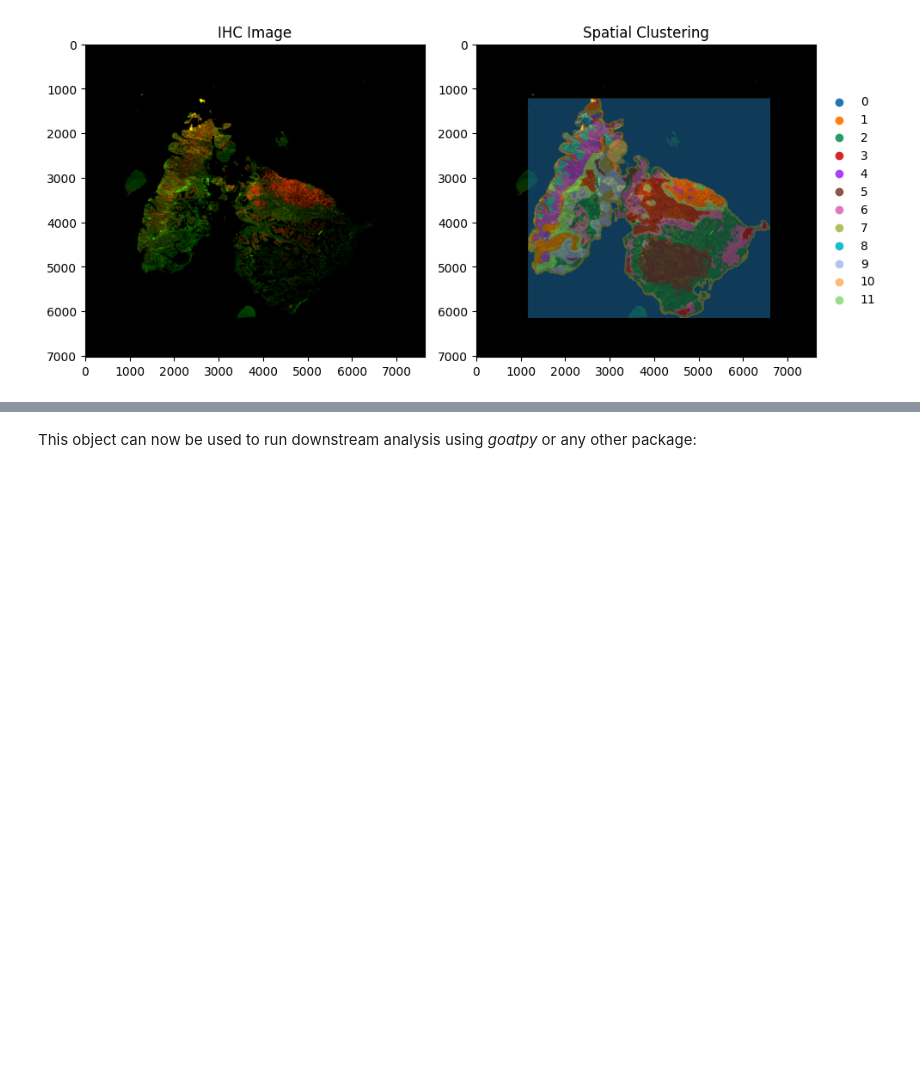
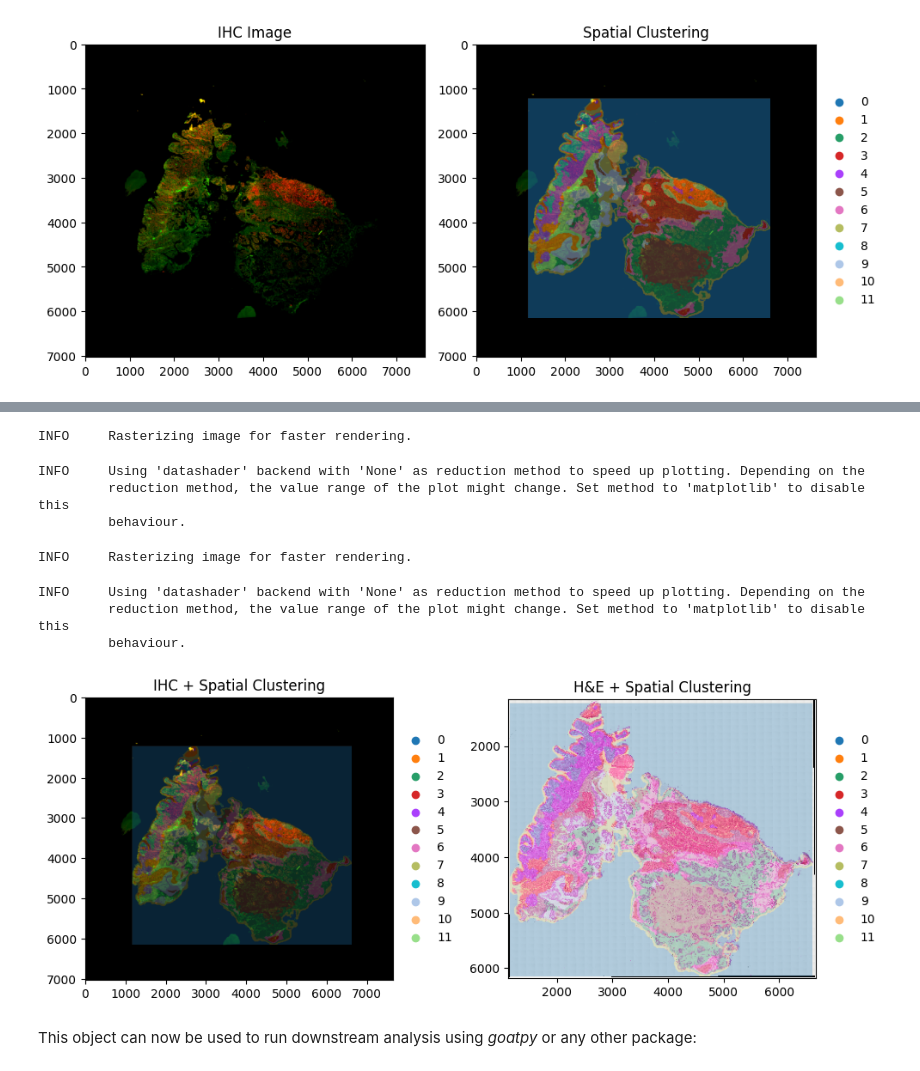
Before and after one commit to agc888/goatpy, a Jupyter notebook: docs/source/guides/ihc_alignment.ipynb, the cells around one changed output, grey strips where cells are left out. Drawn from its saved outputs; the diff is of its cells as text; code cells hidden in the pictures; blank space fills up the shorter version.

```diff
--- a/docs/source/guides/ihc_alignment.ipynb
+++ b/docs/source/guides/ihc_alignment.ipynb
@@ -230,0 +212,4 @@ INFO     Using the datashader reduction "mean". "max" will give an output very c
+# %%
+he_sd = gp.he_spatialdata( "/Users/andrewcauser/Documents/Griffith/test_data/IHC_new/HnE_Image_64.vsi - 40x_BF_01.jpg")
+
+viewer, widget = gp.launch_landmark_gui(sdata, he_sd, split_view=False, maldi_image_key = "ihc_image", he_image_key = "he_image")
@@ -230,0 +244,15 @@ INFO     Using the datashader reduction "mean". "max" will give an output very c
+# %%
+maldi_align_points = pd.DataFrame({
+    "x": [2022.968467,3141.007734,5635.143076,3378.290817],
+    "y": [2015.704049,2654.583630,3650.106883,5073.061192]
+})
+
+he_align_points = pd.DataFrame({
+    "x": [1424.905810,3255.734239,7221.517791,3632.379621],
+    "y": [1343.220173,2316.813290,4056.500643,6329.981808]
+})
+
+sdata["maldi_landmarks"] = PointsModel.parse(maldi_align_points)
+he_sd["he_landmarks"] = PointsModel.parse(he_align_points)
+# %%
+aligned = gp.align_image_using_landmarks(sdata, he_sd, maldi_image_key = "ihc_image", he_image_key = "he_image", he_landmark_key = "he_landmarks")
@@ -231,3 +279,26 @@ INFO     Using the datashader reduction "mean". "max" will give an output very c
+# %%
+fig, axes = plt.subplots(1, 2, figsize=(10, 5))
+
+aligned.pl.render_images("ihc_image") \
+     .pl.render_shapes("pixels",size = 3,fill_alpha = 0.3,color="GPCA_clusters") \
+     .pl.show("aligned", ax=axes[0], title="IHC + Spatial Clustering")
+
+aligned.pl.render_images("he_image") \
+     .pl.render_shapes("pixels",size = 3,fill_alpha = 0.3,color="GPCA_clusters") \
+     .pl.show("aligned", ax=axes[1], title="H&E + Spatial Clustering")
+
+plt.tight_layout()
+plt.show()
+# %% [output]
+INFO     Rasterizing image for faster rendering.
+INFO     Using 'datashader' backend with 'None' as reduction method to speed up plotting. Depending on the
+         reduction method, the value range of the plot might change. Set method to 'matplotlib' to disable this
+         behaviour.
+INFO     Rasterizing image for faster rendering.
+INFO     Using 'datashader' backend with 'None' as reduction method to speed up plotting. Depending on the
+         reduction method, the value range of the plot might change. Set method to 'matplotlib' to disable this
+         behaviour.
+[figure, added]
 # %% [markdown]
 This object can now be used to run downstream analysis using *goatpy* or any other package:
 # %% [markdown]
```
Also changed, not shown: parts of 5 cells of this notebook, 6 other files.
